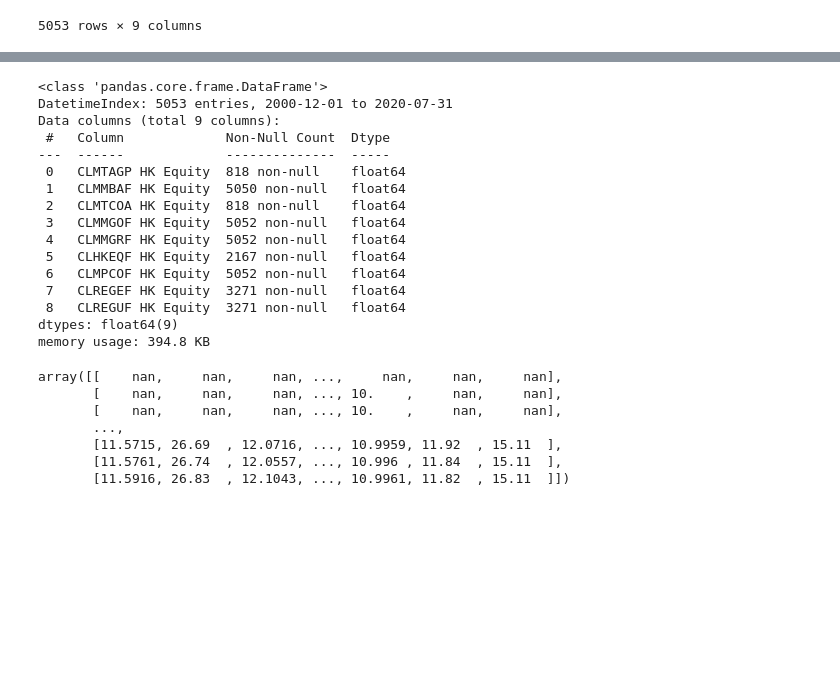
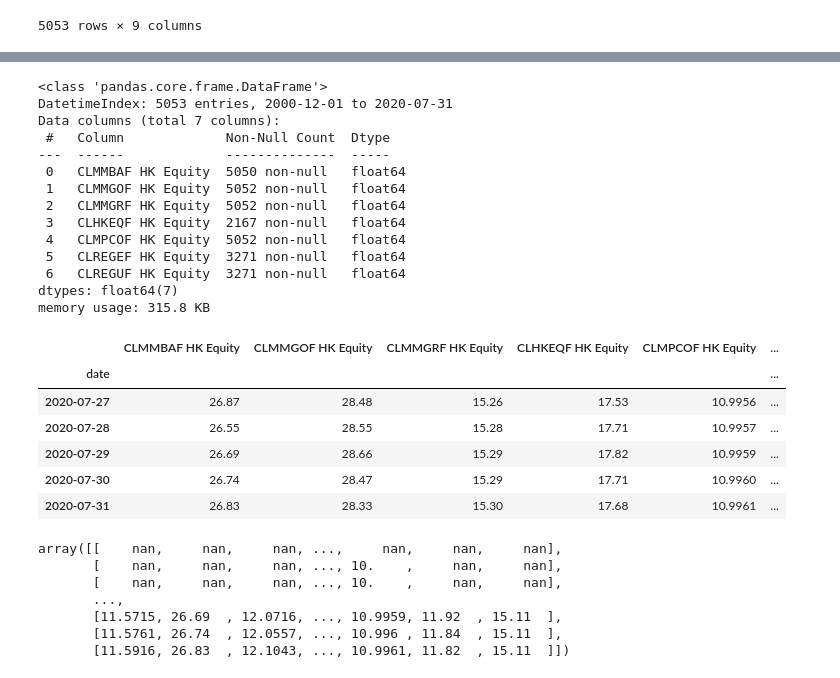
Before and after one commit to delladolphin/Data-Intelligence-Bootcademy, a Jupyter notebook: Capstone presentation_China Life.ipynb, the cells around one changed output, grey strips where cells are left out. Cells and saved outputs as stored; diff of their text form; code cells hidden in the pictures; blank space fills up the shorter version.

```diff
--- a/Capstone presentation_China Life.ipynb
+++ b/Capstone presentation_China Life.ipynb
@@ -43,22 +58,32 @@ df.shape
+# %%
+df = df.drop(["CLMTAGP HK Equity", "CLMTCOA HK Equity"],axis=1) #dropped the funds that have not enough data for analysis.
 # %%
 df.info()
 # %% [output]
 <class 'pandas.core.frame.DataFrame'>
 DatetimeIndex: 5053 entries, 2000-12-01 to 2020-07-31
-Data columns (total 9 columns):
+Data columns (total 7 columns):
  #   Column             Non-Null Count  Dtype
 ---  ------             --------------  -----
- 0   CLMTAGP HK Equity  818 non-null    float64
- 1   CLMMBAF HK Equity  5050 non-null   float64
- 2   CLMTCOA HK Equity  818 non-null    float64
- 3   CLMMGOF HK Equity  5052 non-null   float64
- 4   CLMMGRF HK Equity  5052 non-null   float64
- 5   CLHKEQF HK Equity  2167 non-null   float64
- 6   CLMPCOF HK Equity  5052 non-null   float64
- 7   CLREGEF HK Equity  3271 non-null   float64
- 8   CLREGUF HK Equity  3271 non-null   float64
-dtypes: float64(9)
-memory usage: 394.8 KB
+ 0   CLMMBAF HK Equity  5050 non-null   float64
+ 1   CLMMGOF HK Equity  5052 non-null   float64
+ 2   CLMMGRF HK Equity  5052 non-null   float64
+ 3   CLHKEQF HK Equity  2167 non-null   float64
+ 4   CLMPCOF HK Equity  5052 non-null   float64
+ 5   CLREGEF HK Equity  3271 non-null   float64
+ 6   CLREGUF HK Equity  3271 non-null   float64
+dtypes: float64(7)
+memory usage: 315.8 KB
+# %%
+df.tail()  #check if funds are still in operation till now
+# %% [output]
+|  | CLMMBAF HK Equity | CLMMGOF HK Equity | CLMMGRF HK Equity | CLHKEQF HK Equity | CLMPCOF HK Equity | ... |
+| date |  |  |  |  |  | ... |
+| 2020-07-27 | 26.87 | 28.48 | 15.26 | 17.53 | 10.9956 | ... |
+| 2020-07-28 | 26.55 | 28.55 | 15.28 | 17.71 | 10.9957 | ... |
+| 2020-07-29 | 26.69 | 28.66 | 15.29 | 17.82 | 10.9959 | ... |
+| 2020-07-30 | 26.74 | 28.47 | 15.29 | 17.71 | 10.9960 | ... |
+| 2020-07-31 | 26.83 | 28.33 | 15.30 | 17.68 | 10.9961 | ... |
 # %%
 df.values
 # %% [output]
```
Also changed, not shown: parts of 8 cells of this notebook, 3 other files.
